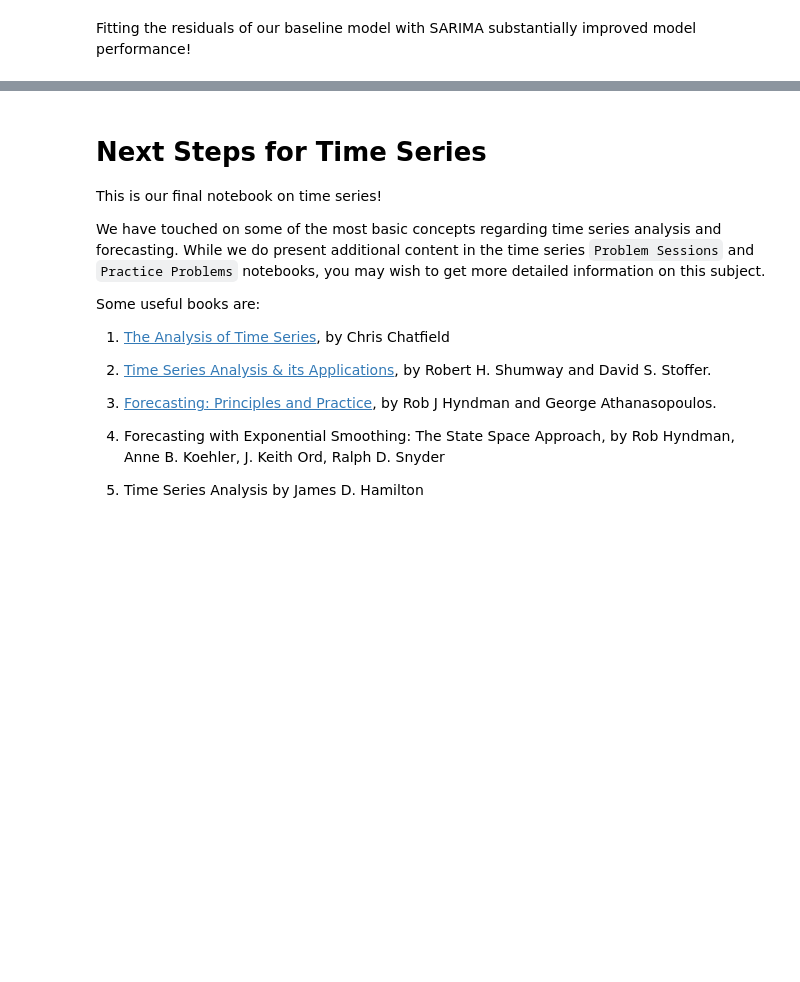
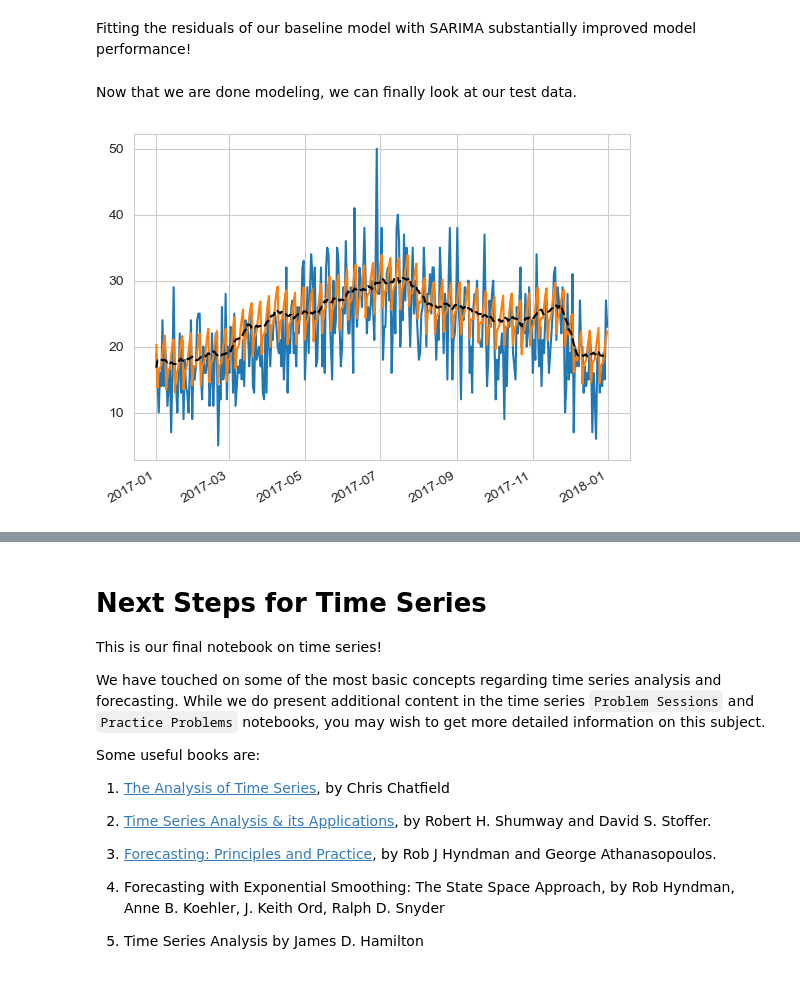
Before and after one commit to parabamoghv/Erdos_AU2024_copy, a Jupyter notebook: week_07_time_series_II/lecture_7/3_SARIMA.ipynb, the cells around one changed output, grey strips where cells are left out. Drawn from its saved outputs; the diff is of its cells as text; code cells hidden in the pictures; blank space fills up the shorter version.

```diff
--- a/week_07_time_series_II/lecture_7/3_SARIMA.ipynb
+++ b/week_07_time_series_II/lecture_7/3_SARIMA.ipynb
@@ -389,7 +389,7 @@ from sklearn.metrics import mean_squared_error
 # %%
 # Making the baseline prediction and arima prediction on the testing data.
 
-lr_roll_y_preds = lr.predict(df_test.index.values.reshape(-1,1)) + roll_avg_365
+lr_roll_y_preds = lr.predict(df_test.index.values.reshape(-1,1)) + np.array(roll_avg_365)
 lr_roll_arima_y_preds = lr_roll_y_preds + fitted_arima.forecast(365)
 # %%
 mean_squared_error(df_test.sales,lr_roll_y_preds)
@@ -401,3 +401,14 @@ mean_squared_error(df_test.sales, lr_roll_arima_y_preds)
 26.31583550886365
 # %% [markdown]
 Fitting the residuals of our baseline model with SARIMA substantially improved model performance!
+# %% [markdown]
+Now that we are done modeling, we can finally look at our test data.
+# %%
+plt.plot(df_test.date, df_test.sales, label = 'test data')
+plt.plot(df_test.date, lr_roll_arima_y_preds, label = 'sarima preds')
+plt.plot(df_test.date,  lr_roll_y_preds, '--k',label = 'baseline preds')
+plt.gcf().autofmt_xdate()
+
+plt.show()
+# %% [output]
+[figure, added]
```
Also changed, not shown: parts of 1 cell of this notebook.
